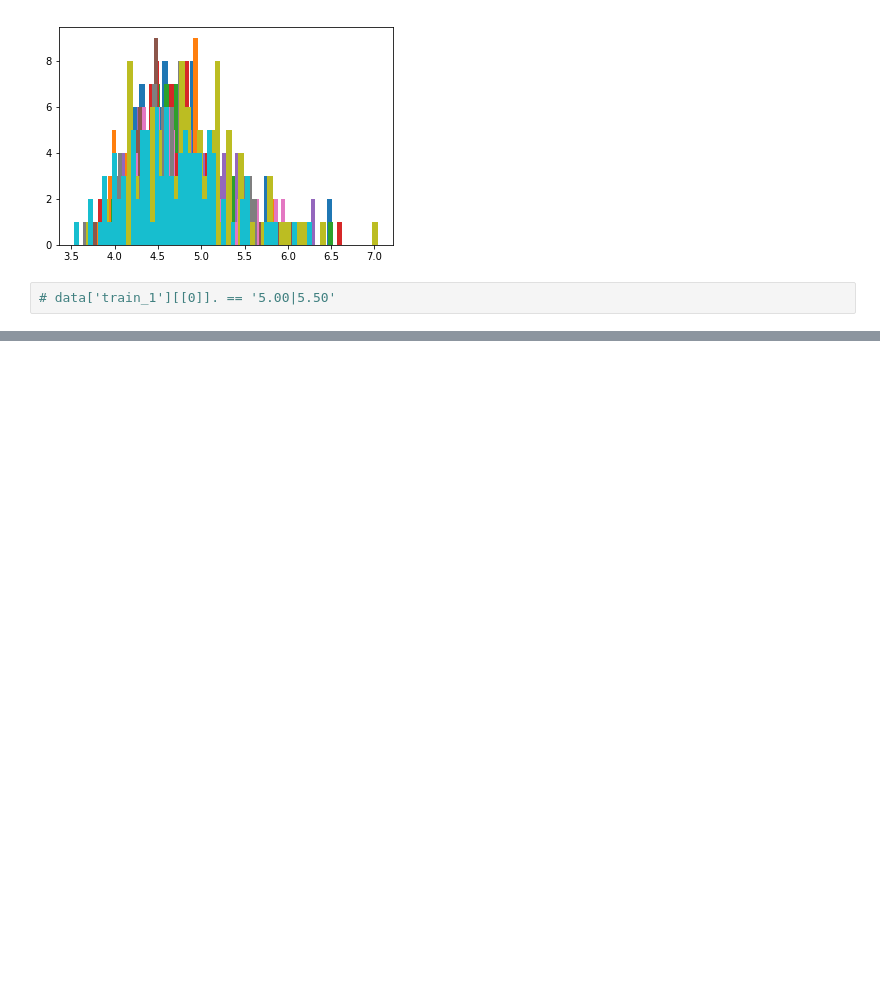
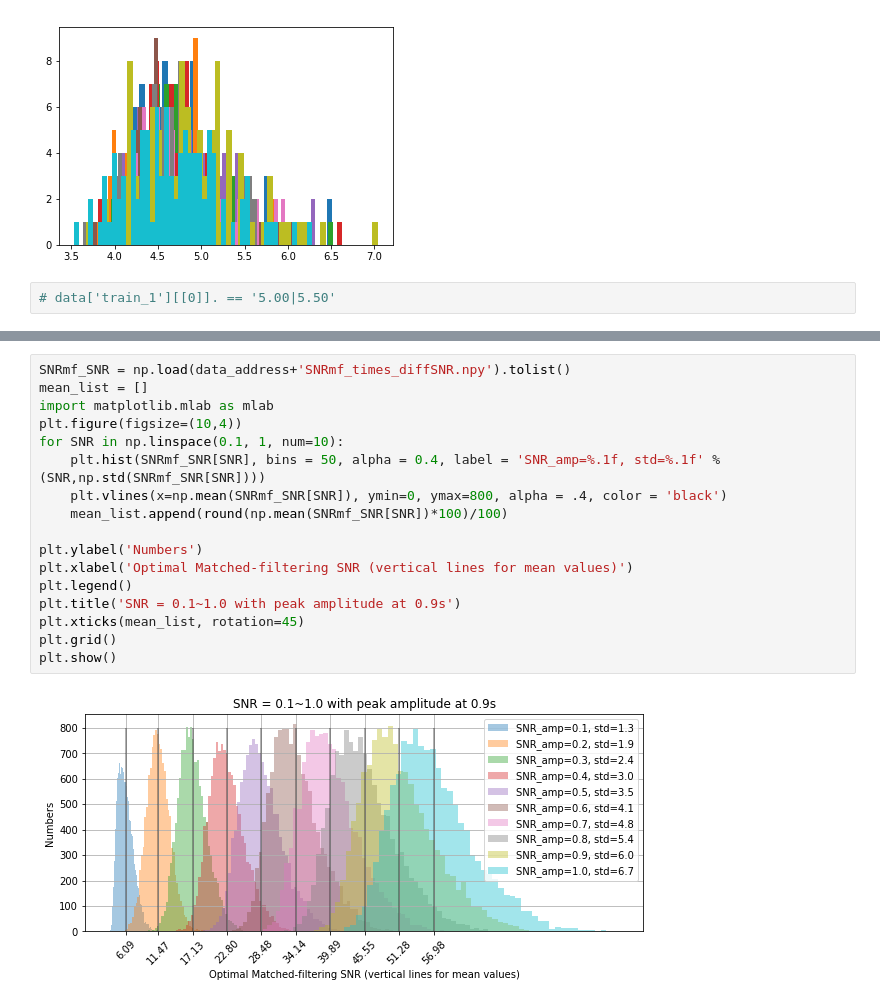
Before and after one commit to iphysresearch/Python4GW, a Jupyter notebook: SNR_mf_vs_SNR_amp.ipynb, the cells around one changed output, grey strips where cells are left out. Saved outputs shown, nothing was run; the diff lists cells and outputs as text; blank space fills up the shorter version.

```diff
--- a/SNR_mf_vs_SNR_amp.ipynb
+++ b/SNR_mf_vs_SNR_amp.ipynb
@@ -65,0 +227,19 @@ for mass in tt.unique()[-10:]:
+# %%
+SNRmf_SNR = np.load(data_address+'SNRmf_times_diffSNR.npy').tolist()
+mean_list = []
+import matplotlib.mlab as mlab
+plt.figure(figsize=(10,4))
+for SNR in np.linspace(0.1, 1, num=10):
+    plt.hist(SNRmf_SNR[SNR], bins = 50, alpha = 0.4, label = 'SNR_amp=%.1f, std=%.1f' %(SNR,np.std(SNRmf_SNR[SNR])))
+    plt.vlines(x=np.mean(SNRmf_SNR[SNR]), ymin=0, ymax=800, alpha = .4, color = 'black')
+    mean_list.append(round(np.mean(SNRmf_SNR[SNR])*100)/100)
+
+plt.ylabel('Numbers')
+plt.xlabel('Optimal Matched-filtering SNR (vertical lines for mean values)')
+plt.legend()
+plt.title('SNR = 0.1~1.0 with peak amplitude at 0.9s')
+plt.xticks(mean_list, rotation=45)
+plt.grid()
+plt.show()
+# %% [output]
+[figure, added]
```
Also changed, not shown: parts of 15 cells of this notebook, 6 other files.
